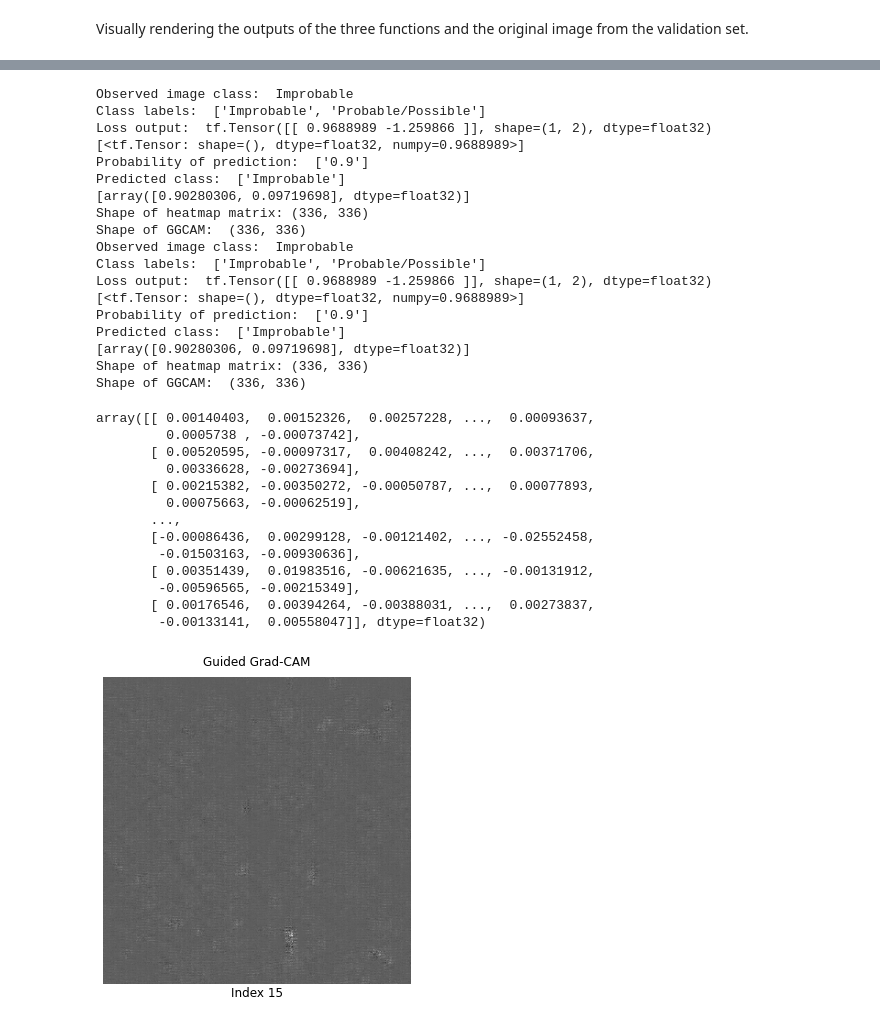
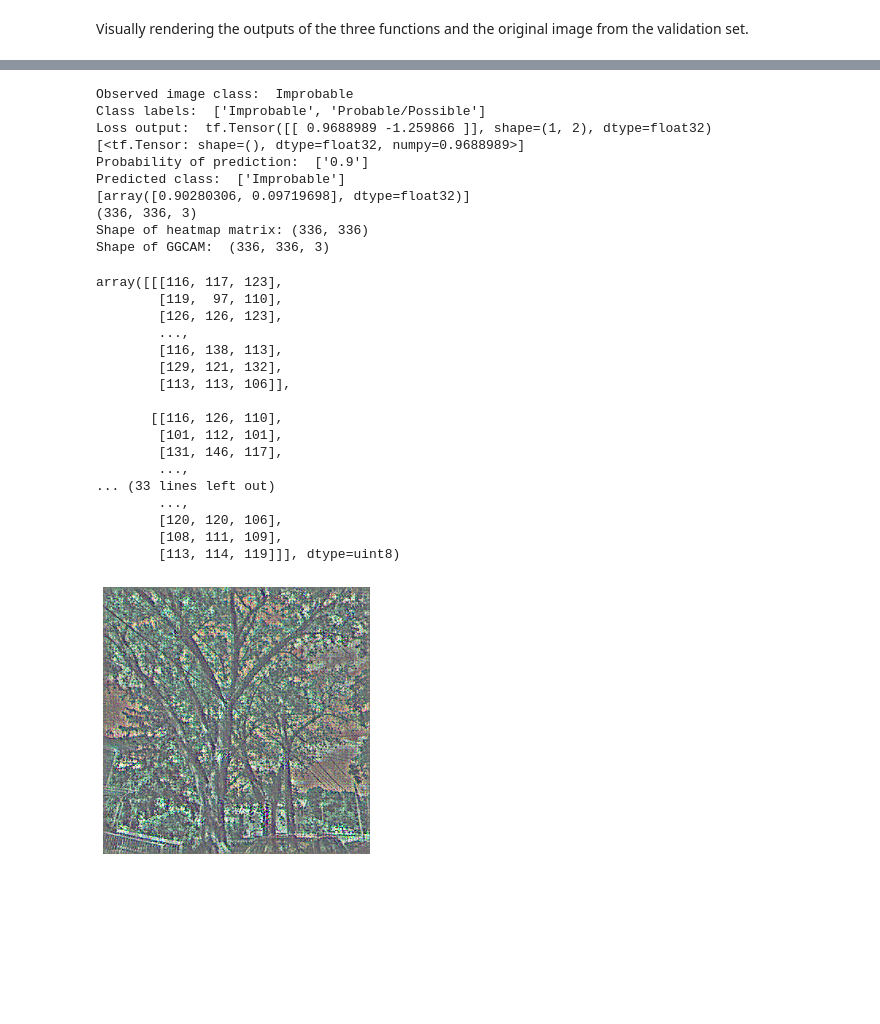
Before and after one commit to narslab/vis-inference, a Jupyter notebook: bin/jupyter/visualization-techniques.ipynb, the cells around one changed output, grey strips where cells are left out. Drawn from its saved outputs; the diff is of its cells as text; code cells hidden in the pictures; blank space fills up the shorter version.

Commit message:
Updated deprocess_image function present in GB and GGCAM

```diff
--- a/bin/jupyter/visualization-techniques.ipynb
+++ b/bin/jupyter/visualization-techniques.ipynb
@@ -286,62 +359,60 @@ Clipping input data to the valid range for imshow with RGB data ([0..1] for floa
 # %%
-def renderGGCAM(index, normalize=False, save=False, grid = False, c_map='gist_gray'):
+def renderGGCAM(index, activation_layer='conv2d_4', save=False, grid = False, c_map='gist_gray'): #normalize=False,
     '''Visualizing Guided Grad-CAM output with an option to use normalized guided backpropagation gradients.'''
     ggcam_dir = '../../figures/plottingGuided-GradCam/'
     plot_name = ''
-    ggcam = guided_gradcam(index, False, 1)
+    ggcam = deprocess_image(np.squeeze(guided_gradcam(index, activation_layer)))
 
-    if grid==False:
-        if normalize:
-            plot_name = "guided-gradcam-"+str(index)+'-'+c_map+'-normalized.png'
-            print('Using normalized GBP gradients...')
-        else:
-            plot_name = "guided-gradcam-"+str(index)+'-'+c_map+".png"
-            ggcam = guided_gradcam(index)
+    #if normalize:
+    #    plot_name = "guided-gradcam-"+str(index)+'-'+c_map+'-normalized.png'
+    #    ggcam = deprocess_image(ggcam)
+    #    print('Using normalized GBP gradients...')
+    #else:
+    #    plot_name = "guided-gradcam-"+str(index)+'-'+c_map+".png"
 
-        standardizePlot(index, ggcam_dir, 'Guided Grad-CAM')
-        plt.imshow(ggcam, cmap=c_map)
-    else:
+    if grid:
         plt.axis('off')
         plt.tight_layout()
-        plt.imshow(ggcam, cmap=c_map)
+#         plt.imshow(np.flip(ggcam, -1), cmap=c_map)
+    else:
+        standardizePlot(index, ggcam_dir, 'Guided Grad-CAM')
+
+    plt.imshow(np.flip(ggcam, -1), cmap=c_map) # Reverse the order of elements, starting from the last axis, in order to compute saliency.
 
     if save:
+        plot_name = "guided-gradcam-"+str(index)+'-'+c_map+".png"
         plt.savefig(ggcam_dir+plot_name)
         print('Saving '+plot_name+' in '+ggcam_dir)
 
     return(ggcam)
 # %%
-renderGGCAM(15, False, False, False)
+renderGGCAM(15, 'conv2d_4', False, True)
 # %% [output]
 Observed image class:  Improbable
 Class labels:  ['Improbable', 'Probable/Possible']
 Loss output:  tf.Tensor([[ 0.9688989 -1.259866 ]], shape=(1, 2), dtype=float32)
 [<tf.Tensor: shape=(), dtype=float32, numpy=0.9688989>]
 Probability of prediction:  ['0.9']
 Predicted class:  ['Improbable']
 [array([0.90280306, 0.09719698], dtype=float32)]
+(336, 336, 3)
 Shape of heatmap matrix: (336, 336)
-Shape of GGCAM:  (336, 336)
-Observed image class:  Improbable
-Class labels:  ['Improbable', 'Probable/Possible']
-Loss output:  tf.Tensor([[ 0.9688989 -1.259866 ]], shape=(1, 2), dtype=float32)
-[<tf.Tensor: shape=(), dtype=float32, numpy=0.9688989>]
-Probability of prediction:  ['0.9']
-Predicted class:  ['Improbable']
-[array([0.90280306, 0.09719698], dtype=float32)]
-Shape of heatmap matrix: (336, 336)
-Shape of GGCAM:  (336, 336)
+Shape of GGCAM:  (336, 336, 3)
-array([[ 0.00140403,  0.00152326,  0.00257228, ...,  0.00093637,
-         0.0005738 , -0.00073742],
-       [ 0.00520595, -0.00097317,  0.00408242, ...,  0.00371706,
-         0.00336628, -0.00273694],
-       [ 0.00215382, -0.00350272, -0.00050787, ...,  0.00077893,
-         0.00075663, -0.00062519],
-       ...,
-       [-0.00086436,  0.00299128, -0.00121402, ..., -0.02552458,
-        -0.01503163, -0.00930636],
-       [ 0.00351439,  0.01983516, -0.00621635, ..., -0.00131912,
-        -0.00596565, -0.00215349],
-       [ 0.00176546,  0.00394264, -0.00388031, ...,  0.00273837,
-        -0.00133141,  0.00558047]], dtype=float32)
+array([[[116, 117, 123],
+        [119,  97, 110],
+        [126, 126, 123],
+        ...,
+        [116, 138, 113],
+        [129, 121, 132],
+        [113, 113, 106]],
+
+       [[116, 126, 110],
+        [101, 112, 101],
+        [131, 146, 117],
+        ...,
+... (33 lines left out)
+        ...,
+        [120, 120, 106],
+        [108, 111, 109],
+        [113, 114, 119]]], dtype=uint8)
-[figure, old version]
+[figure, new version]
```
Also changed, not shown: parts of 20 cells of this notebook.
